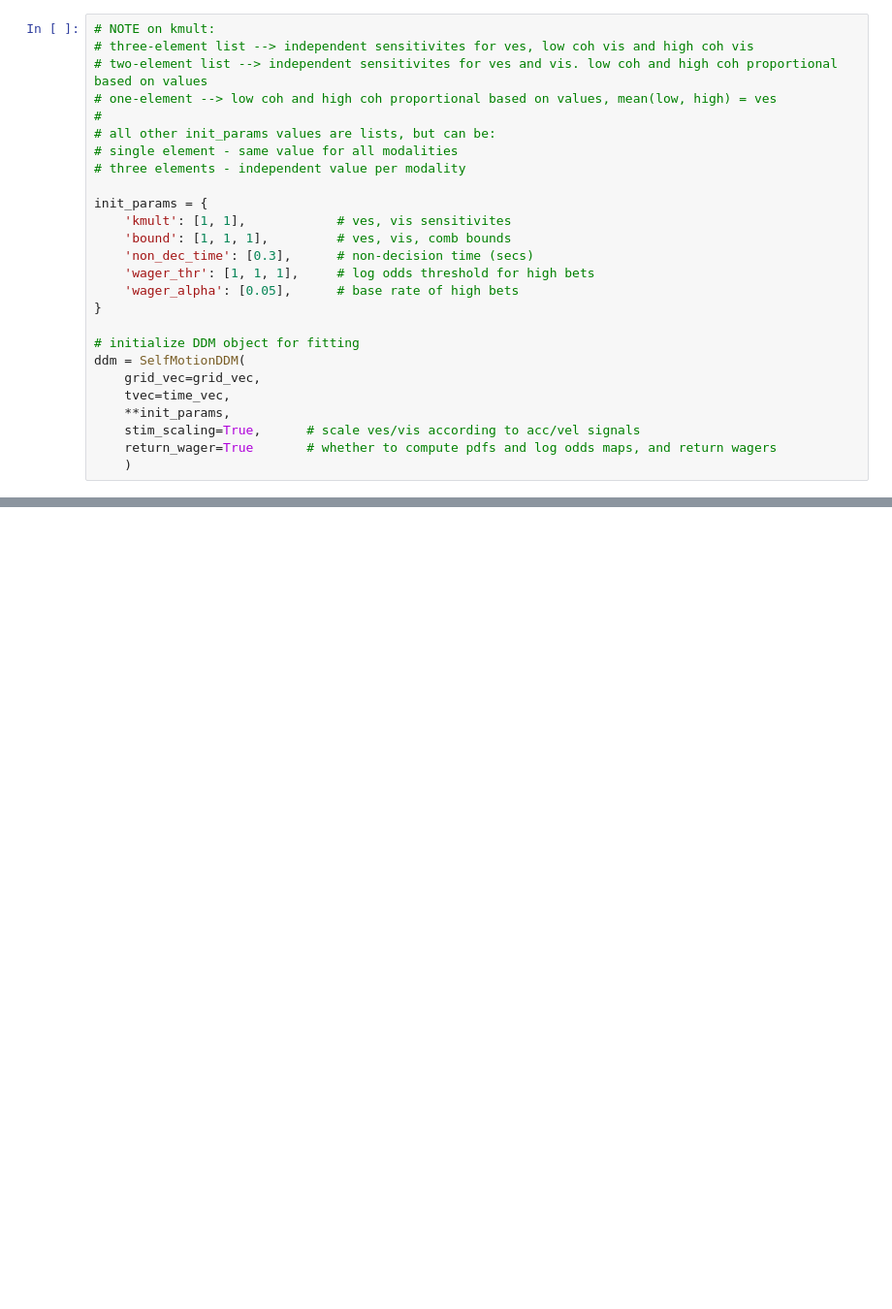
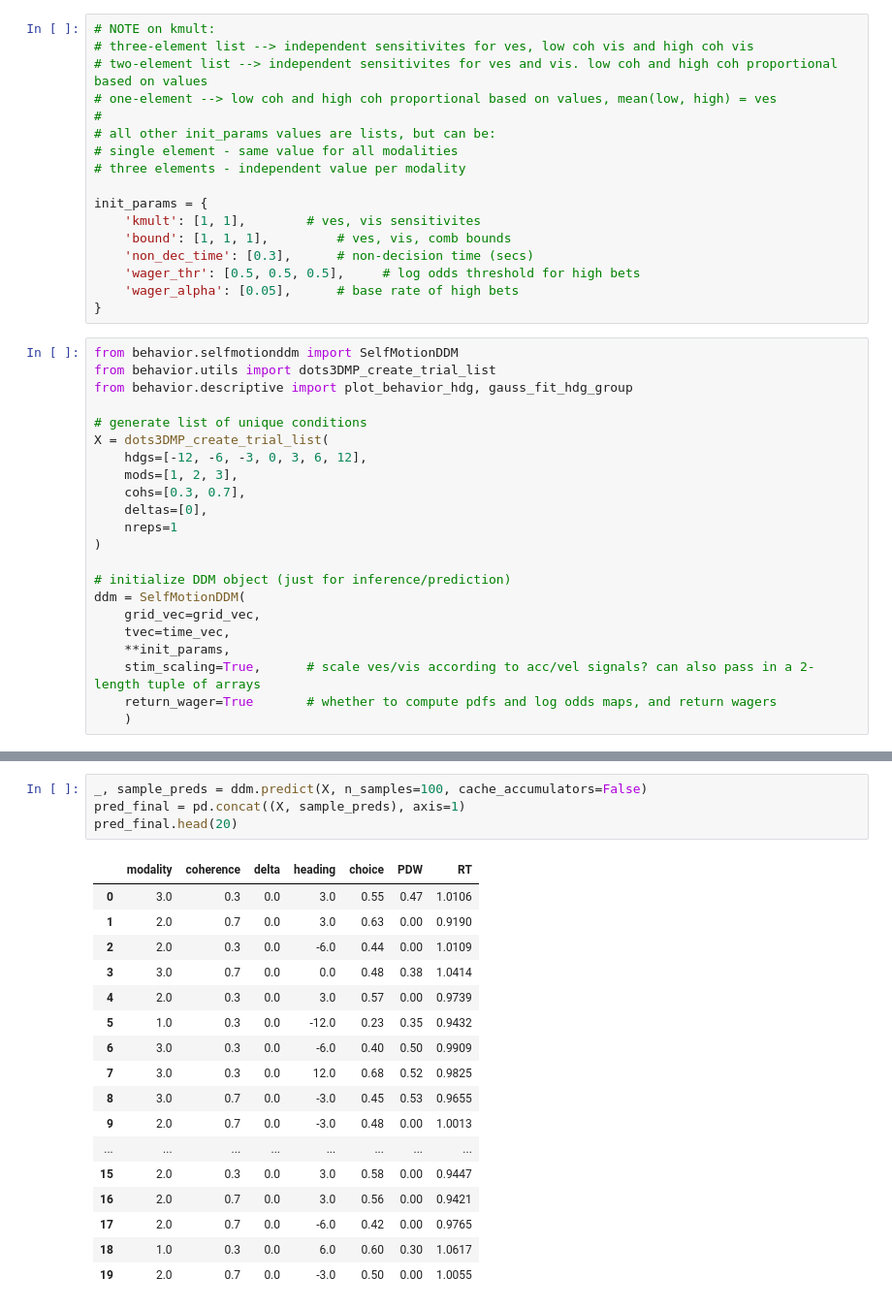
Before and after one commit to Fetschlab/FLprojects, a Jupyter notebook: pyDots3DMP/behavior/ddm_demo.ipynb, the cells around one changed output, grey strips where cells are left out. Shown at 97% size. Cells and saved outputs as stored; diff of their text form; blank space fills up the shorter version.

```diff
--- a/pyDots3DMP/behavior/ddm_demo.ipynb
+++ b/pyDots3DMP/behavior/ddm_demo.ipynb
@@ -30,18 +53,31 @@ accum.plot()
 # three elements - independent value per modality
 
 init_params = {
-    'kmult': [1, 1],            # ves, vis sensitivites
+    'kmult': [1, 1],        # ves, vis sensitivites
     'bound': [1, 1, 1],         # ves, vis, comb bounds
     'non_dec_time': [0.3],      # non-decision time (secs)
-    'wager_thr': [1, 1, 1],     # log odds threshold for high bets
+    'wager_thr': [0.5, 0.5, 0.5],     # log odds threshold for high bets
     'wager_alpha': [0.05],      # base rate of high bets
 }
-
-# initialize DDM object for fitting
-ddm = SelfMotionDDM(
-    grid_vec=grid_vec,
-    tvec=time_vec,
-    **init_params,
-    stim_scaling=True,      # scale ves/vis according to acc/vel signals
-    return_wager=True       # whether to compute pdfs and log odds maps, and return wagers
-    )
+# %%
+from behavior.selfmotionddm import SelfMotionDDM
+from behavior.utils import dots3DMP_create_trial_list
+from behavior.descriptive import plot_behavior_hdg, gauss_fit_hdg_group
+
+# generate list of unique conditions
+X = dots3DMP_create_trial_list(
+    hdgs=[-12, -6, -3, 0, 3, 6, 12],
+    mods=[1, 2, 3],
+    cohs=[0.3, 0.7],
+    deltas=[0],
+    nreps=1
+)
+
+# initialize DDM object (just for inference/prediction)
+ddm = SelfMotionDDM(
+    grid_vec=grid_vec,
+    tvec=time_vec,
+    **init_params,
+    stim_scaling=True,      # scale ves/vis according to acc/vel signals? can also pass in a 2-length tuple of arrays
+    return_wager=True       # whether to compute pdfs and log odds maps, and return wagers
+    )
@@ -47,0 +101,22 @@ ddm = SelfMotionDDM(
+# %%
+_, sample_preds = ddm.predict(X, n_samples=100, cache_accumulators=False)
+pred_final = pd.concat((X, sample_preds), axis=1)
+pred_final.head(20)
+# %% [output]
+|  | modality | coherence | delta | heading | choice | PDW | RT |
+| 0 | 3.0 | 0.3 | 0.0 | 3.0 | 0.55 | 0.47 | 1.0106 |
+| 1 | 2.0 | 0.7 | 0.0 | 3.0 | 0.63 | 0.00 | 0.9190 |
+| 2 | 2.0 | 0.3 | 0.0 | -6.0 | 0.44 | 0.00 | 1.0109 |
+| 3 | 3.0 | 0.7 | 0.0 | 0.0 | 0.48 | 0.38 | 1.0414 |
+| 4 | 2.0 | 0.3 | 0.0 | 3.0 | 0.57 | 0.00 | 0.9739 |
+| 5 | 1.0 | 0.3 | 0.0 | -12.0 | 0.23 | 0.35 | 0.9432 |
+| 6 | 3.0 | 0.3 | 0.0 | -6.0 | 0.40 | 0.50 | 0.9909 |
+| 7 | 3.0 | 0.3 | 0.0 | 12.0 | 0.68 | 0.52 | 0.9825 |
+| 8 | 3.0 | 0.7 | 0.0 | -3.0 | 0.45 | 0.53 | 0.9655 |
+| 9 | 2.0 | 0.7 | 0.0 | -3.0 | 0.48 | 0.00 | 1.0013 |
+| ... | ... | ... | ... | ... | ... | ... | ... |
+| 15 | 2.0 | 0.3 | 0.0 | 3.0 | 0.58 | 0.00 | 0.9447 |
+| 16 | 2.0 | 0.7 | 0.0 | 3.0 | 0.56 | 0.00 | 0.9421 |
+| 17 | 2.0 | 0.7 | 0.0 | -6.0 | 0.42 | 0.00 | 0.9765 |
+| 18 | 1.0 | 0.3 | 0.0 | 6.0 | 0.60 | 0.30 | 1.0617 |
+| 19 | 2.0 | 0.7 | 0.0 | -3.0 | 0.50 | 0.00 | 1.0055 |
```
Also changed, not shown: parts of 6 cells of this notebook, 2 other files.
